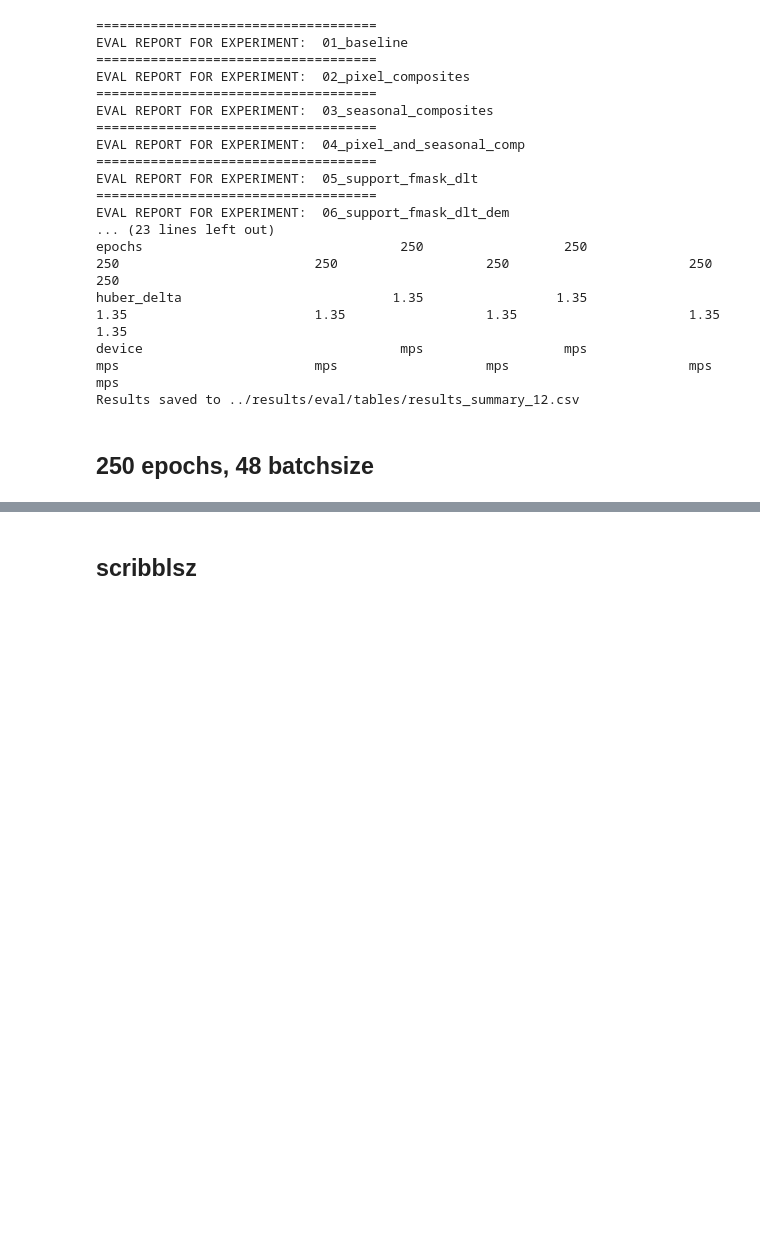
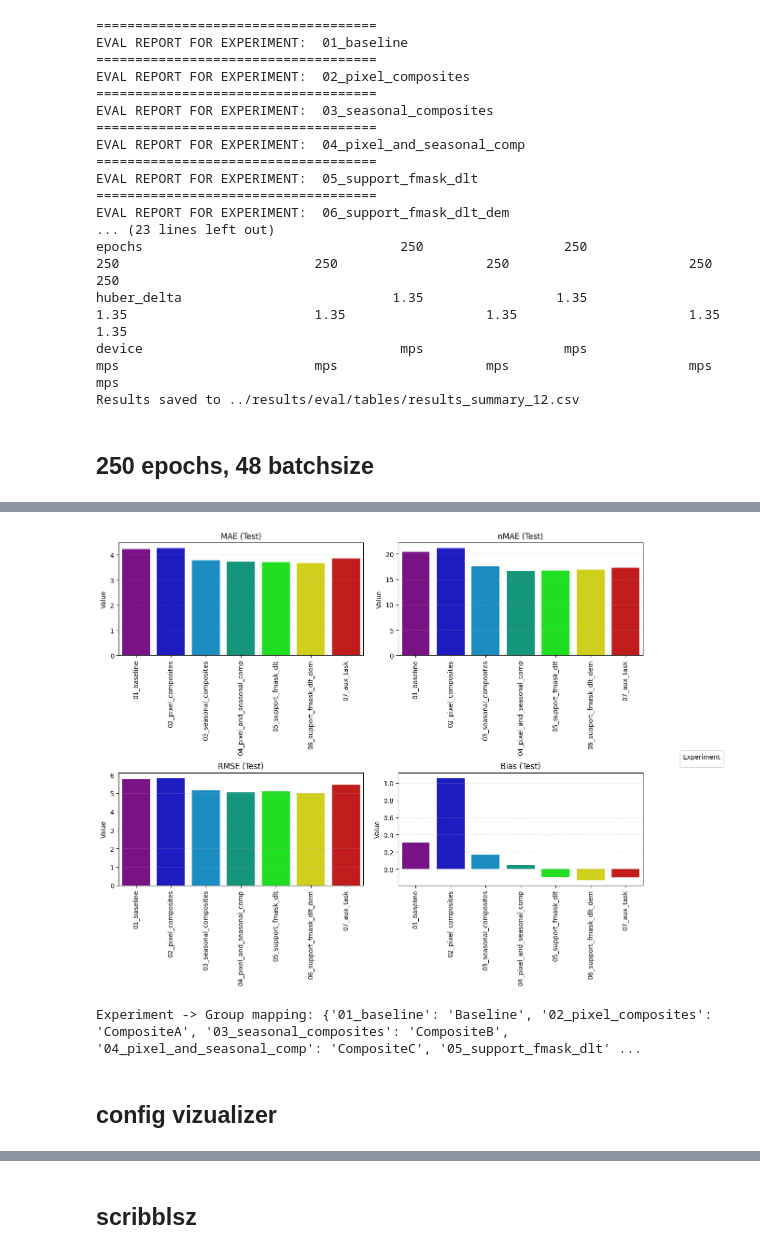
Before and after one commit to fizz-x/TreeHeads, a Jupyter notebook: src/run_eval.ipynb, the cells around one changed output, grey strips where cells are left out. Saved outputs shown, nothing was run; the diff lists cells and outputs as text; code cells hidden in the pictures; blank space fills up the shorter version.

```diff
--- a/src/run_eval.ipynb
+++ b/src/run_eval.ipynb
@@ -309,0 +474,7 @@ plot_experiment_metrics(df)
+# %%
+plot_experiment_metrics(df)
+# %% [output]
+[figure, added]
+Experiment -> Group mapping: {'01_baseline': 'Baseline', '02_pixel_composites': 'CompositeA', '03_seasonal_composites': 'CompositeB', '04_pixel_and_seasonal_comp': 'CompositeC', '05_support_fmask_dlt' ...
+# %% [markdown]
+## config vizualizer
```
Also changed, not shown: parts of 7 cells of this notebook, 2 other files.
